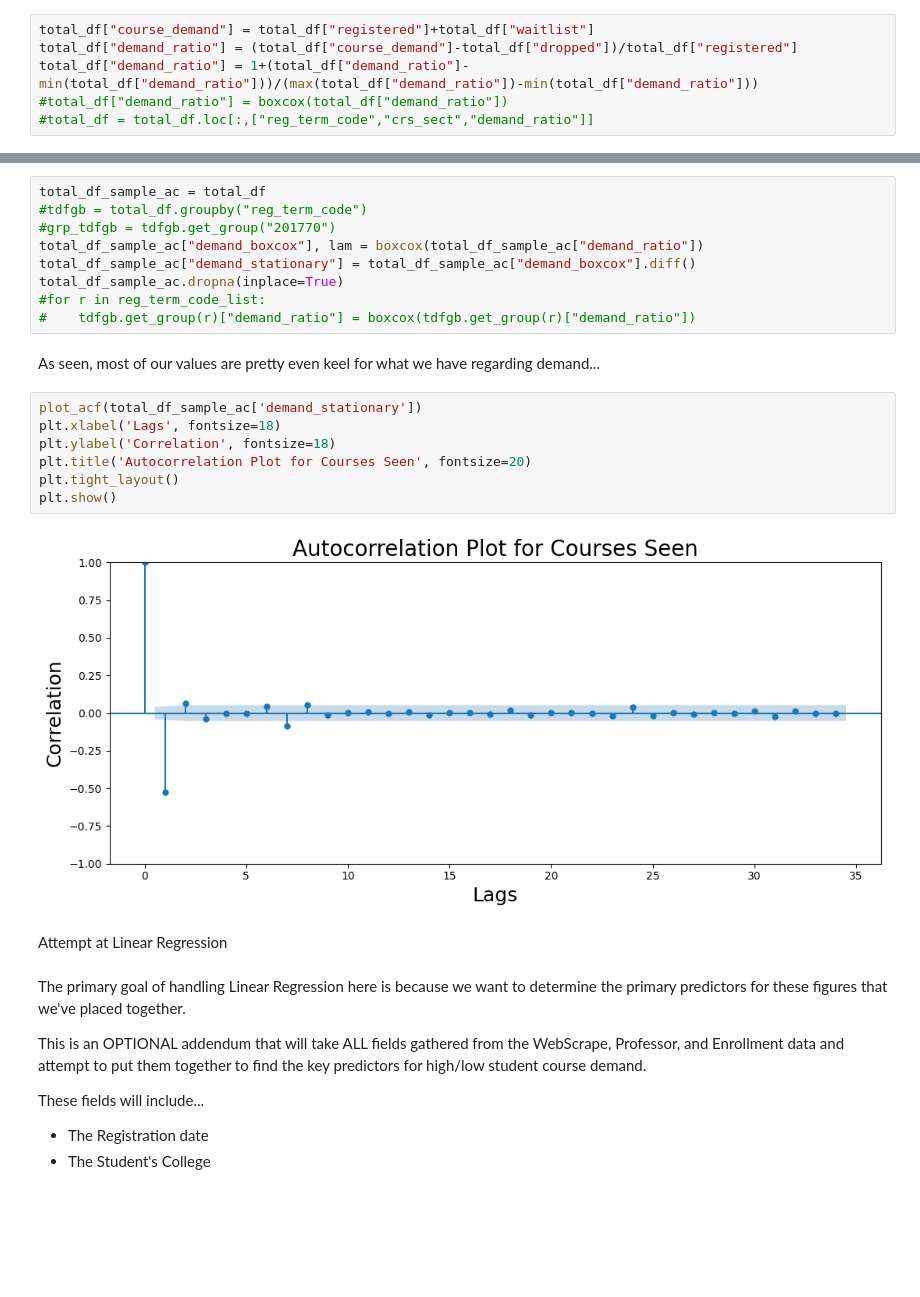
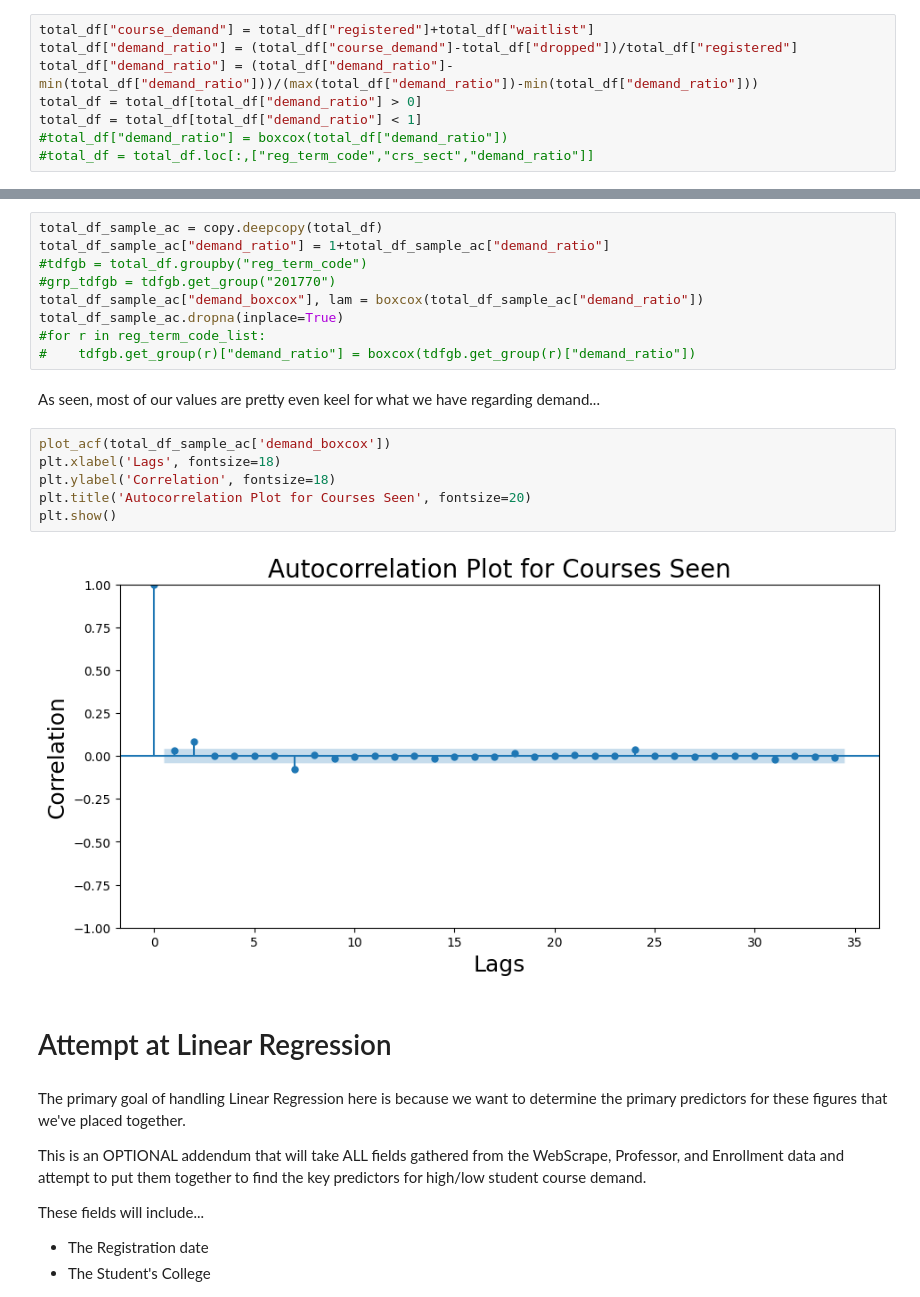
Before and after one commit to GoswamiSagarD/Team-Prophecy, a Jupyter notebook: Code/src/DataEngineering/ModelCreation_ipynb/LinearRegression.ipynb, the cells around one changed output, grey strips where cells are left out. Saved outputs shown, nothing was run; the diff lists cells and outputs as text; blank space fills up the shorter version.

```diff
--- a/Code/src/DataEngineering/ModelCreation_ipynb/LinearRegression.ipynb
+++ b/Code/src/DataEngineering/ModelCreation_ipynb/LinearRegression.ipynb
@@ -93,7 +94,9 @@ total_df.head()
 # %%
 total_df["course_demand"] = total_df["registered"]+total_df["waitlist"]
 total_df["demand_ratio"] = (total_df["course_demand"]-total_df["dropped"])/total_df["registered"]
-total_df["demand_ratio"] = 1+(total_df["demand_ratio"]-min(total_df["demand_ratio"]))/(max(total_df["demand_ratio"])-min(total_df["demand_ratio"]))
+total_df["demand_ratio"] = (total_df["demand_ratio"]-min(total_df["demand_ratio"]))/(max(total_df["demand_ratio"])-min(total_df["demand_ratio"]))
+total_df = total_df[total_df["demand_ratio"] > 0]
+total_df = total_df[total_df["demand_ratio"] < 1]
 #total_df["demand_ratio"] = boxcox(total_df["demand_ratio"])
 #total_df = total_df.loc[:,["reg_term_code","crs_sect","demand_ratio"]]
 # %%
@@ -120,25 +127,24 @@ import matplotlib.pyplot as plt
 # %%
-total_df_sample_ac = total_df
+total_df_sample_ac = copy.deepcopy(total_df)
+total_df_sample_ac["demand_ratio"] = 1+total_df_sample_ac["demand_ratio"]
 #tdfgb = total_df.groupby("reg_term_code")
 #grp_tdfgb = tdfgb.get_group("201770")
 total_df_sample_ac["demand_boxcox"], lam = boxcox(total_df_sample_ac["demand_ratio"])
-total_df_sample_ac["demand_stationary"] = total_df_sample_ac["demand_boxcox"].diff()
 total_df_sample_ac.dropna(inplace=True)
 #for r in reg_term_code_list:
 #    tdfgb.get_group(r)["demand_ratio"] = boxcox(tdfgb.get_group(r)["demand_ratio"])
 # %% [markdown]
 As seen, most of our values are pretty even keel for what we have regarding demand...
 # %%
-plot_acf(total_df_sample_ac['demand_stationary'])
+plot_acf(total_df_sample_ac['demand_boxcox'])
 plt.xlabel('Lags', fontsize=18)
 plt.ylabel('Correlation', fontsize=18)
 plt.title('Autocorrelation Plot for Courses Seen', fontsize=20)
-plt.tight_layout()
 plt.show()
 # %% [output]
-[figure, old version]
+[figure, new version]
 # %% [markdown]
-Attempt at Linear Regression
+# Attempt at Linear Regression #
 # %% [markdown]
 The primary goal of handling Linear Regression here is because we want to determine the primary predictors for these figures that we've placed together.
 
```
Also changed, not shown: parts of 11 cells of this notebook, 1 other file.
